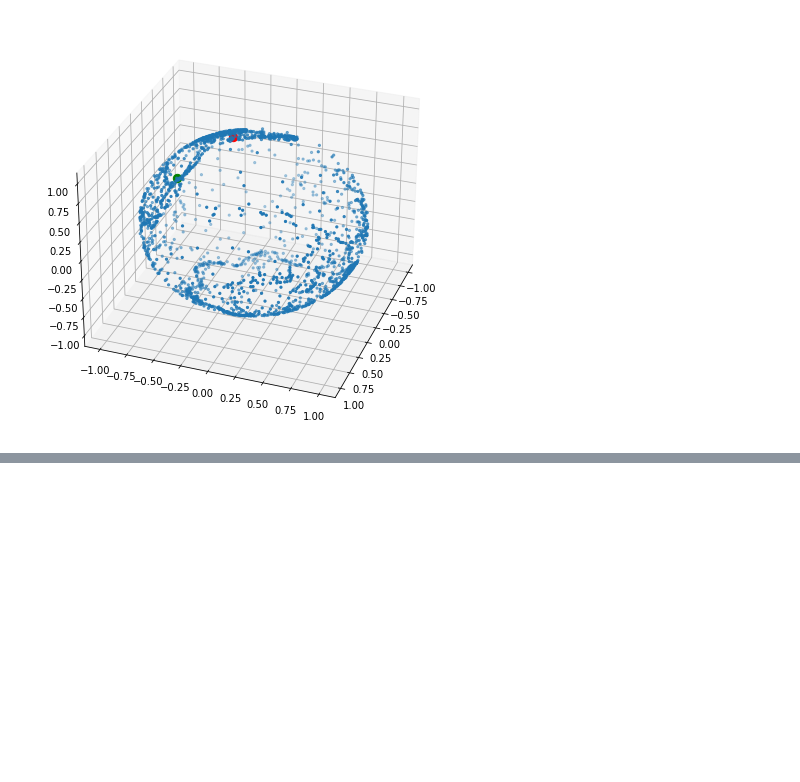
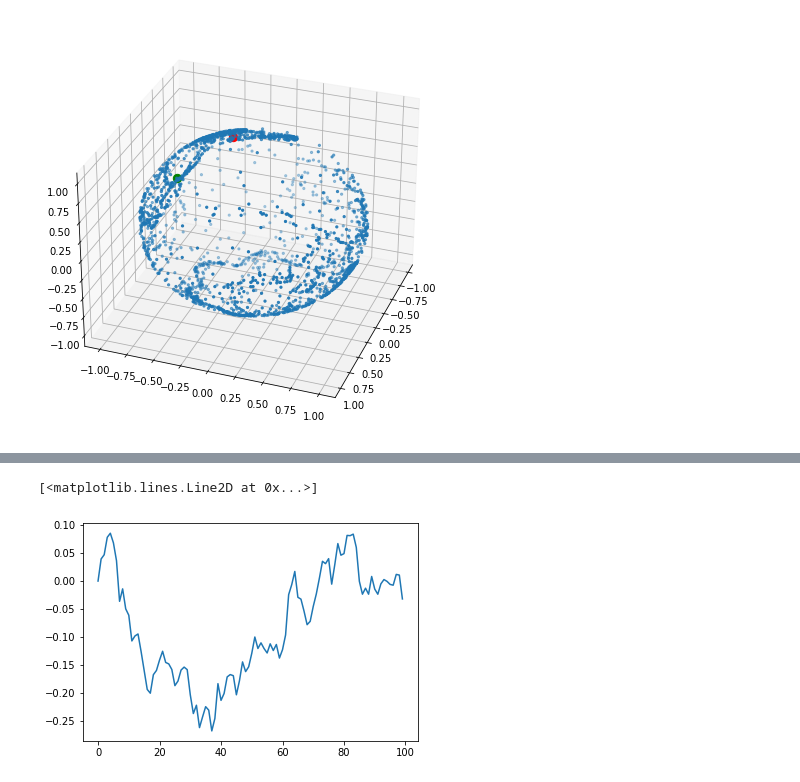
Before and after one commit to tbesnier/bm-shapes, a Jupyter notebook: examples/TEST - Stochastics on a general shape.ipynb, the cells around one changed output, grey strips where cells are left out. Drawn from its saved outputs; the diff is of its cells as text; code cells hidden in the pictures; blank space fills up the shorter version.

Commit message:
sde diffusion

```diff
--- a/examples/TEST - Stochastics on a general shape.ipynb
+++ b/examples/TEST - Stochastics on a general shape.ipynb
@@ -45,19 +45,0 @@ new_mesh = tri.Trimesh(vertices = new_mesh_V, faces = new_mesh_F)
-# %%
-(x_mesh, y_mesh, z_mesh) = new_mesh_V[:,0], new_mesh_V[:,1], new_mesh_V[:,2]
-x, y ,z = np.array(sphere.vertices[:,0]), np.array(sphere.vertices[:,1]), np.array(sphere.vertices[:,2])
-
-fig = plt.figure(figsize=(16,16))
-
-ax1 = fig.add_subplot(121, projection='3d')
-ax1.scatter(x[1:], y[1:], z[1:], s = 5)
-ax1.scatter(x[0],y[0],z[0], s = 70, c='r')
-ax1.scatter(x[2],y[2],z[2], s = 70, c='g')
-ax1.view_init(30, 20, 'y')
-
-ax2 = fig.add_subplot(122, projection='3d')
-ax2.scatter(x_mesh, y_mesh, z_mesh, s=5)
-ax2.scatter(x_mesh[0],y_mesh[0],z_mesh[0], s = 70, c='r')
-ax2.scatter(x_mesh[2],y_mesh[2],z_mesh[2], s = 70, c='g')
-ax2.view_init(30, 20, 'y')
-
-plt.show()
@@ -220,2 +225,14 @@ shape_process = shape_stochastics.compute_wiener_process_shape(x_mesh=x_mesh, y_
 # %%
 mesh_processing.create_gif_shape(list_data = shape_process, faces = new_mesh_F, file_dir="tests", file_name = "test.gif")
+# %%
+h, mu, sig = 1, 0.5, 0.3
+b = lambda t, x : - h*(mu - x)
+sigma = lambda t, x : sig
+# %%
+from utils import brownian_motion
+res = brownian_motion.Diffusion_process(b, sigma, 0).gen_traj(eta = 1, n_step = 100, T = 1)
+# %%
+plt.plot(res)
+# %% [output]
+[<matplotlib.lines.Line2D at 0x...>]
+[figure, added]
```
Also changed, not shown: parts of 8 cells of this notebook, 3 other files.
